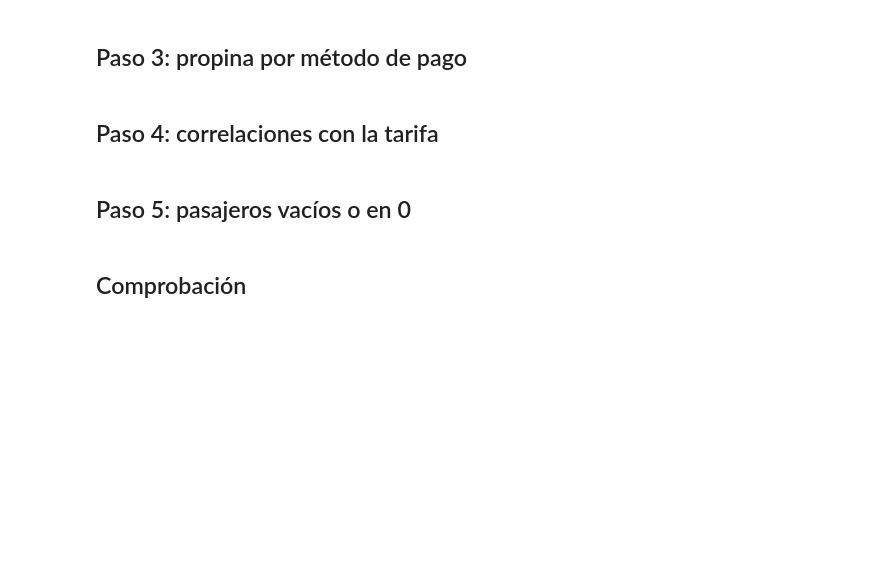
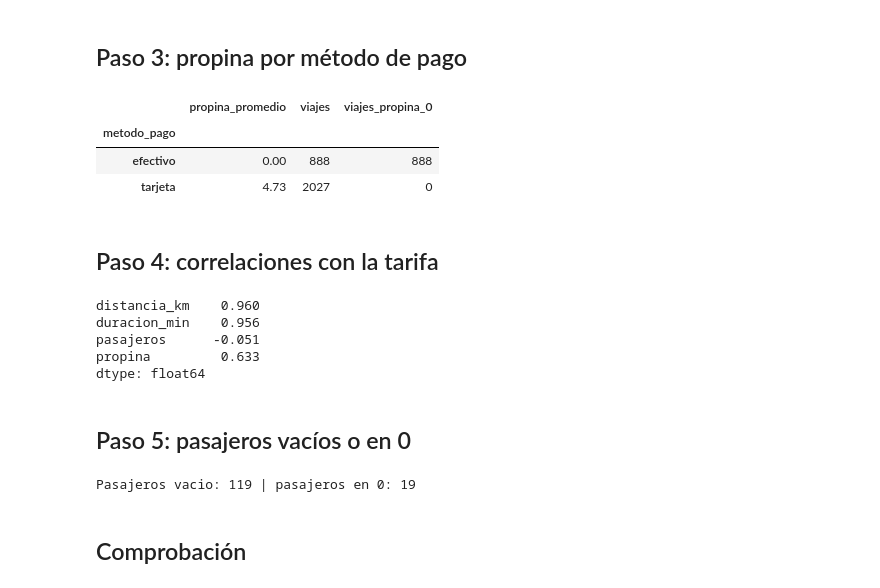
Before and after one commit to Dmt-155lbs/data-science-end-to-end, a Jupyter notebook: laboratorios/semana-08-sesion-02/starter/ejercicio2_relaciones.ipynb, the cells around one changed output. Saved outputs shown, nothing was run; the diff lists cells and outputs as text; code cells hidden in the pictures; blank space fills up the shorter version.

```diff
--- a/laboratorios/semana-08-sesion-02/starter/ejercicio2_relaciones.ipynb
+++ b/laboratorios/semana-08-sesion-02/starter/ejercicio2_relaciones.ipynb
@@ -32,21 +46,38 @@ plt.show()
 # %%
 # TODO 3: resumen_propina, con la propina promedio, la cantidad de viajes
 # y la cantidad de viajes con propina 0, por metodo de pago.
-resumen_propina = None
+resumen_propina = limpios.groupby("metodo_pago")["propina"].agg(
+    propina_promedio="mean", viajes="size", viajes_propina_0=lambda x: (x == 0).sum()
+).round(2)
 resumen_propina
+# %% [output]
+|  | propina_promedio | viajes | viajes_propina_0 |
+| metodo_pago |  |  |  |
+| efectivo | 0.00 | 888 | 888 |
+| tarjeta | 4.73 | 2027 | 0 |
 # %% [markdown]
 ## Paso 4: correlaciones con la tarifa
 # %%
 # TODO 4: correlaciones, la correlacion de distancia_km, duracion_min,
 # pasajeros y propina con la tarifa.
-correlaciones = None
+columnas = ["distancia_km", "duracion_min", "pasajeros", "propina"]
+correlaciones = limpios[columnas].corrwith(limpios["tarifa"]).round(3)
 correlaciones
+# %% [output]
+distancia_km    0.960
+duracion_min    0.956
+pasajeros      -0.051
+propina         0.633
+dtype: float64
 # %% [markdown]
 ## Paso 5: pasajeros vacíos o en 0
 # %%
 # TODO 5: cuantos viajes tienen pasajeros vacio y cuantos tienen 0.
-pasajeros_vacios = None
-pasajeros_cero = None
+pasajeros_vacios = int(limpios["pasajeros"].isna().sum())
+pasajeros_cero = int((limpios["pasajeros"] == 0).sum())
+print("Pasajeros vacio:", pasajeros_vacios, "| pasajeros en 0:", pasajeros_cero)
+# %% [output]
+Pasajeros vacio: 119 | pasajeros en 0: 19
 # %% [markdown]
 ## Comprobación
 # %%
```
Also changed, not shown: parts of 3 cells of this notebook, 5 other files.
